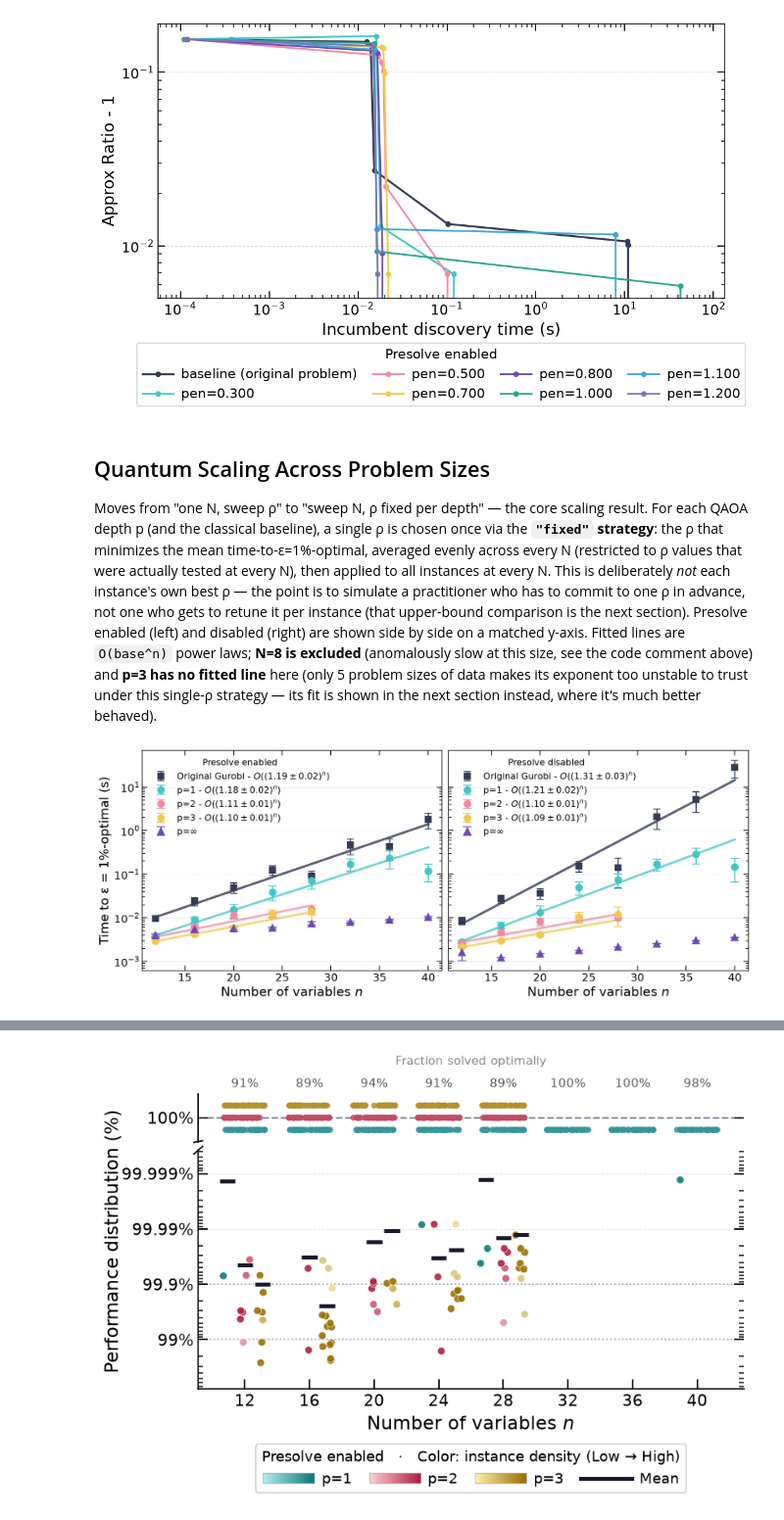
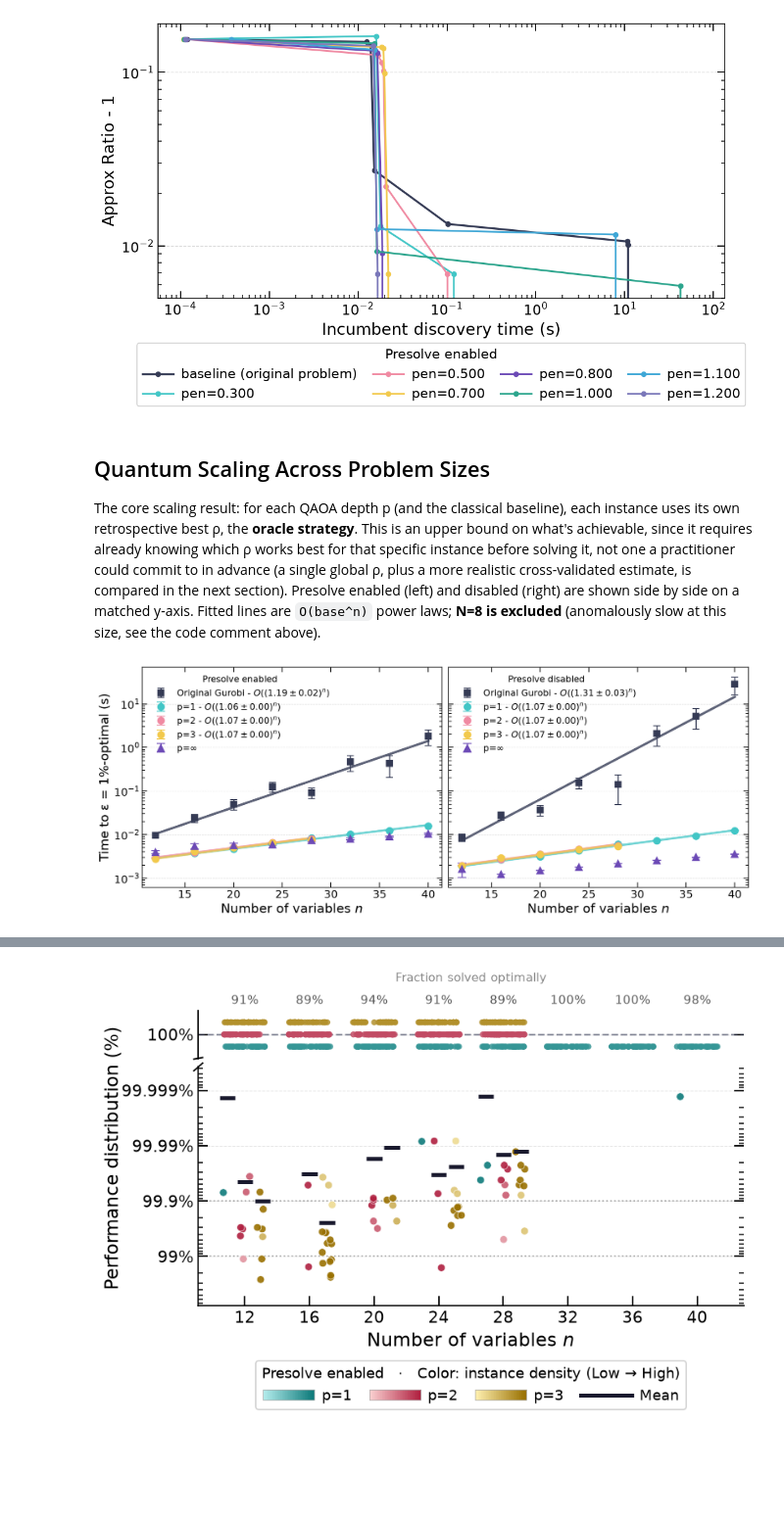
Before and after one commit to SECQUOIA/Quantum_Preconditioning_Constrained_Optimization, a Jupyter notebook: notebooks/analysis.ipynb, the cells around one changed output, grey strips where cells are left out. Shown at 98% size. Cells and saved outputs as stored; diff of their text form; code cells hidden in the pictures; blank space fills up the shorter version.

```diff
--- a/notebooks/analysis.ipynb
+++ b/notebooks/analysis.ipynb
@@ -230,20 +230,15 @@ plt.show()
 # %% [markdown]
 ## Quantum Scaling Across Problem Sizes
 
-Moves from "one N, sweep ρ" to "sweep N, ρ fixed per depth" — the core
-scaling result. For each QAOA depth p (and the classical baseline), a single ρ
-is chosen once via the **`"fixed"` strategy**: the ρ that minimizes the mean
-time-to-ε=1%-optimal, averaged evenly across every N (restricted to ρ values
-that were actually tested at every N), then applied to all instances at every
-N. This is deliberately *not* each instance's own best ρ — the point is to
-simulate a practitioner who has to commit to one ρ in advance, not one who
-gets to retune it per instance (that upper-bound comparison is the next
-section). Presolve enabled (left) and disabled (right) are shown side by side
-on a matched y-axis. Fitted lines are `O(base^n)` power laws; **N=8 is
-excluded** (anomalously slow at this size, see the code comment above) and
-**p=3 has no fitted line** here (only 5 problem sizes of data makes its
-exponent too unstable to trust under this single-ρ strategy — its fit is
-shown in the next section instead, where it's much better behaved).
+The core scaling result: for each QAOA depth p (and the classical baseline),
+each instance uses its own retrospective best ρ, the **oracle strategy**.
+This is an upper bound on what's achievable, since it requires already
+knowing which ρ works best for that specific instance before solving it, not
+one a practitioner could commit to in advance (a single global ρ, plus a
+more realistic cross-validated estimate, is compared in the next section).
+Presolve enabled (left) and disabled (right) are shown side by side on a
+matched y-axis. Fitted lines are `O(base^n)` power laws; **N=8 is excluded**
+(anomalously slow at this size, see the code comment above).
 # %%
 # Side-by-side quantum scaling: presolve enabled (left) vs disabled (right).
 # Self-contained (loads its own on/off data) so it doesn't depend on the
@@ -278,33 +273,33 @@ quantum_side_off_traj_df = load_family_comparison_trajectory_data(
 )
 
 if INCLUDE_P_INF:
     quantum_side_on_inf_df = load_quantum_infinite_depth_comparison_data(
         problem_sizes=QUANTUM_SCALING_SIZES_ON,
         presolve=True,
         results_dir=RESULTS_DIR,
         data_root=REPO_ROOT / "one_equality_new" / "complete_random",
     )
     quantum_side_off_inf_df = load_quantum_infinite_depth_comparison_data(
         problem_sizes=QUANTUM_SCALING_SIZES_OFF,
         presolve=False,
         results_dir=RESULTS_DIR,
         data_root=REPO_ROOT / "one_equality_new" / "complete_random",
     )
     quantum_side_on_df = pd.concat([quantum_side_on_df, quantum_side_on_inf_df], ignore_index=True)
     quantum_side_off_df = pd.concat([quantum_side_off_df, quantum_side_off_inf_df], ignore_index=True)
 
 quantum_side_combined_df = pd.concat([quantum_side_on_df, quantum_side_off_df], ignore_index=True)
 quantum_side_combined_traj_df = pd.concat([quantum_side_on_traj_df, quantum_side_off_traj_df], ignore_index=True)
 
 fig_side = plot_layer_comparison_side_by_side_presolve(
     summary_df=quantum_side_combined_df,
     layers_list=QUANTUM_COMPARE_PARAMS,
     traj_df=quantum_side_combined_traj_df,
     eps_threshold=EPS_THRESHOLD,
     y_log=True,
-    penalty_strategy="fixed",
+    penalty_strategy="oracle",
 )
 plt.show()
 # %% [output]
-[figure, old version]
+[figure, new version]
 # %% [markdown]
```
Also changed, not shown: parts of 8 cells of this notebook, 4 other files.
